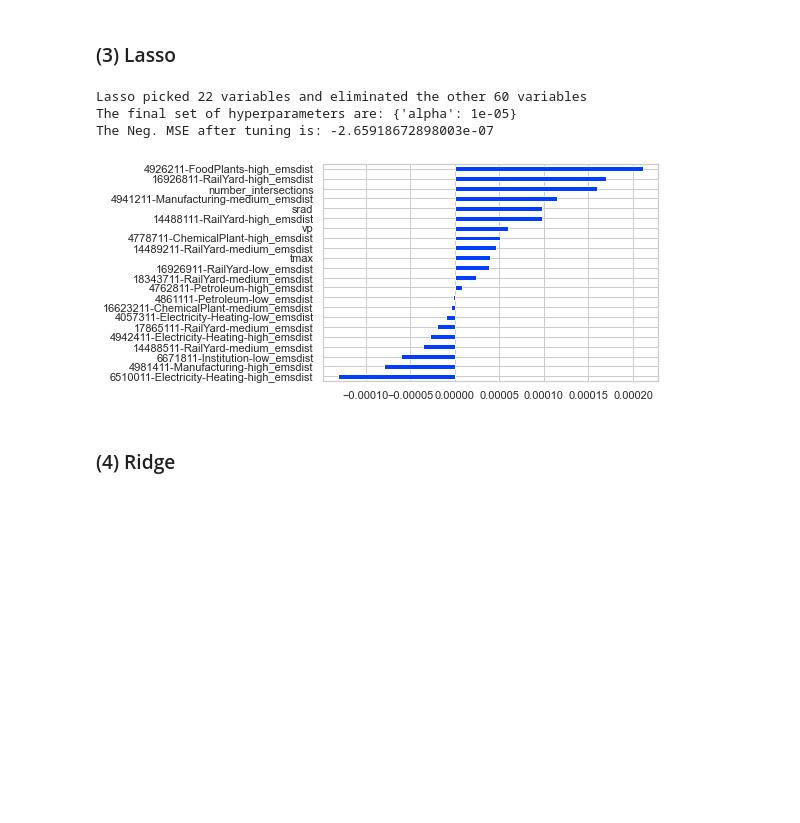
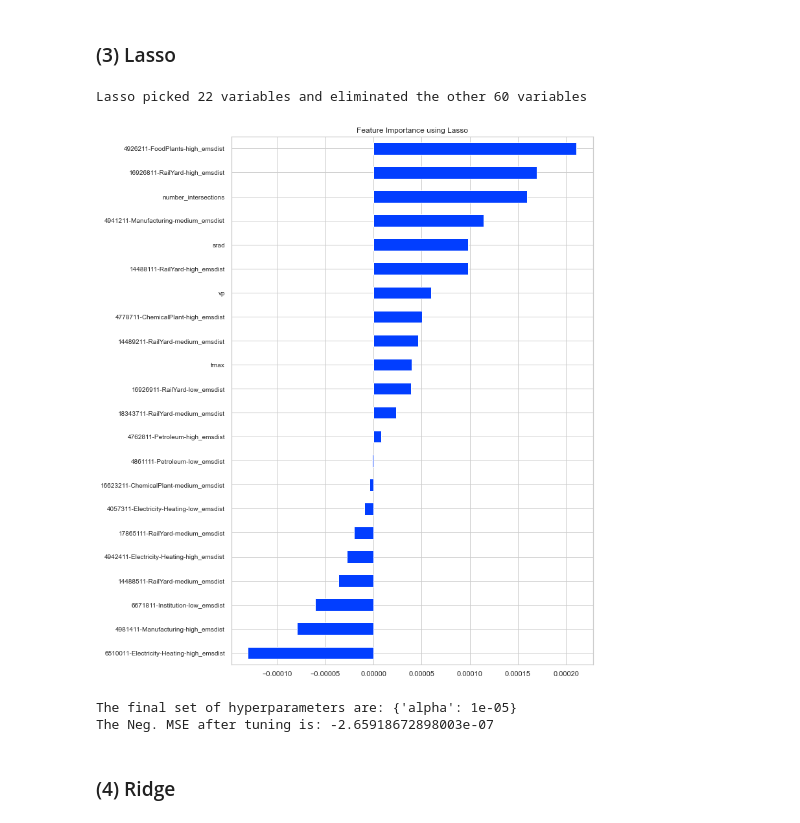
Before and after one commit to v4vigtory/Hyperlocal-Air-Quality-Prediction-in-Houston-neighborhoods, a Jupyter notebook: notebooks/models/standard_models.ipynb, the cells around one changed output. Cells and saved outputs as stored; diff of their text form; code cells hidden in the pictures; blank space fills up the shorter version.

```diff
--- a/notebooks/models/standard_models.ipynb
+++ b/notebooks/models/standard_models.ipynb
@@ -301,37 +419,42 @@ def lasso_model(X_arr, y_arr, grid_param, cols):
 
     # feature importance list
     coef = pd.Series(gd_sr.best_estimator_.coef_, index = cols)
     print("Lasso picked " + str(sum(coef != 0)) +
       " variables and eliminated the other " +  str(sum(coef == 0)) + " variables")
 
     # plotting the selected features
-    coef[coef != 0].sort_values().plot(kind = "barh")
+    feat_imp = coef[coef != 0].sort_values()
+    plt.figure(figsize = (10, 15))
+    feat_imp.plot(kind = "barh")
+    plt.title("Feature Importance using Lasso")
+    plt.yticks(fontsize = 10)
+    plt.show()
 
     # saving the model to file
     pkl_filename = "lasso_model.pkl"
     with open(pkl_filename, 'wb') as file:
         pickle.dump(gd_sr.best_estimator_, file)
 
     print("The final set of hyperparameters are:", best_parameters)
     print("The Neg. MSE after tuning is:", best_score)
 
     return best_score
 
 
 grid_param = {
             'alpha':[1e-5, 1e-4, 1e-3, 1e-2, 1e-1, 1]
             }
 
 # building the model
 final_score = lasso_model(X_arr, y_arr, grid_param, cols)
 
 # saving tuned model score to master dict
 model_scores["Lasso"] = final_score
 # %% [output]
 Lasso picked 22 variables and eliminated the other 60 variables
-The final set of hyperparameters are: {'alpha': 1e-05}
-The Neg. MSE after tuning is: -2.65918672898003e-07
-[figure, old version]
+[figure, new version]
+The final set of hyperparameters are: {'alpha': 1e-05}
+The Neg. MSE after tuning is: -2.65918672898003e-07
 # %% [markdown]
 ### (4) Ridge
 # %%
```
Also changed, not shown: parts of 8 cells of this notebook.
